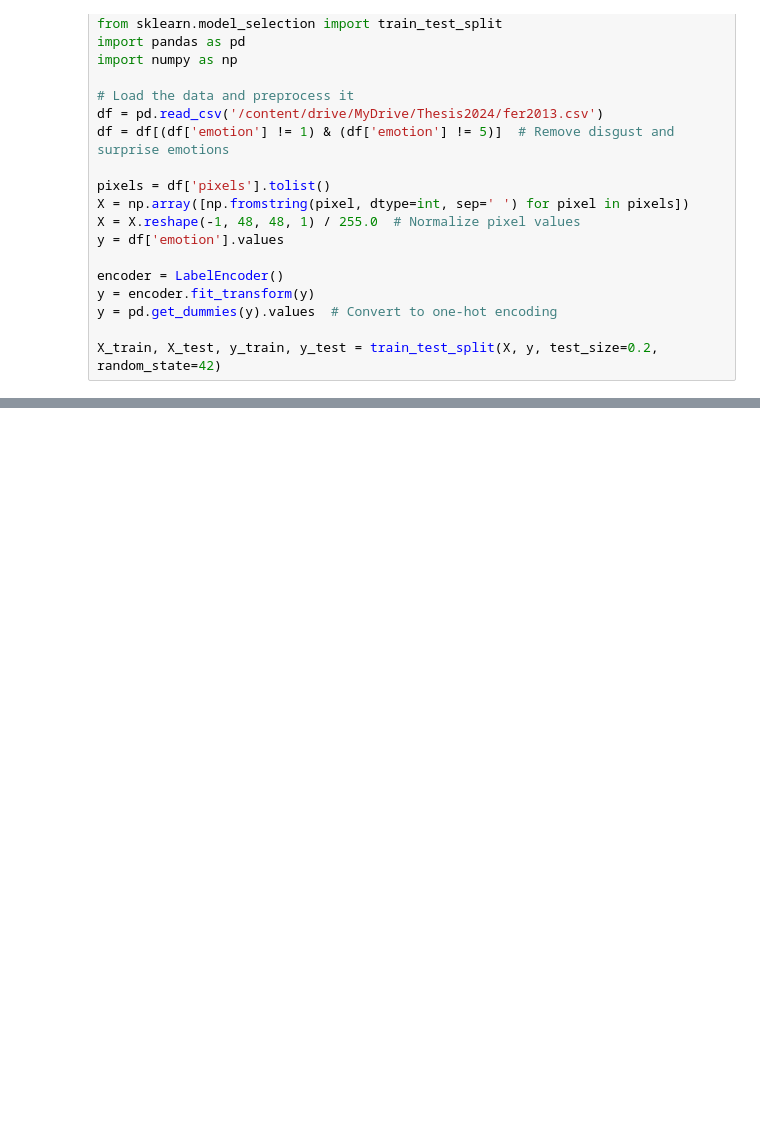
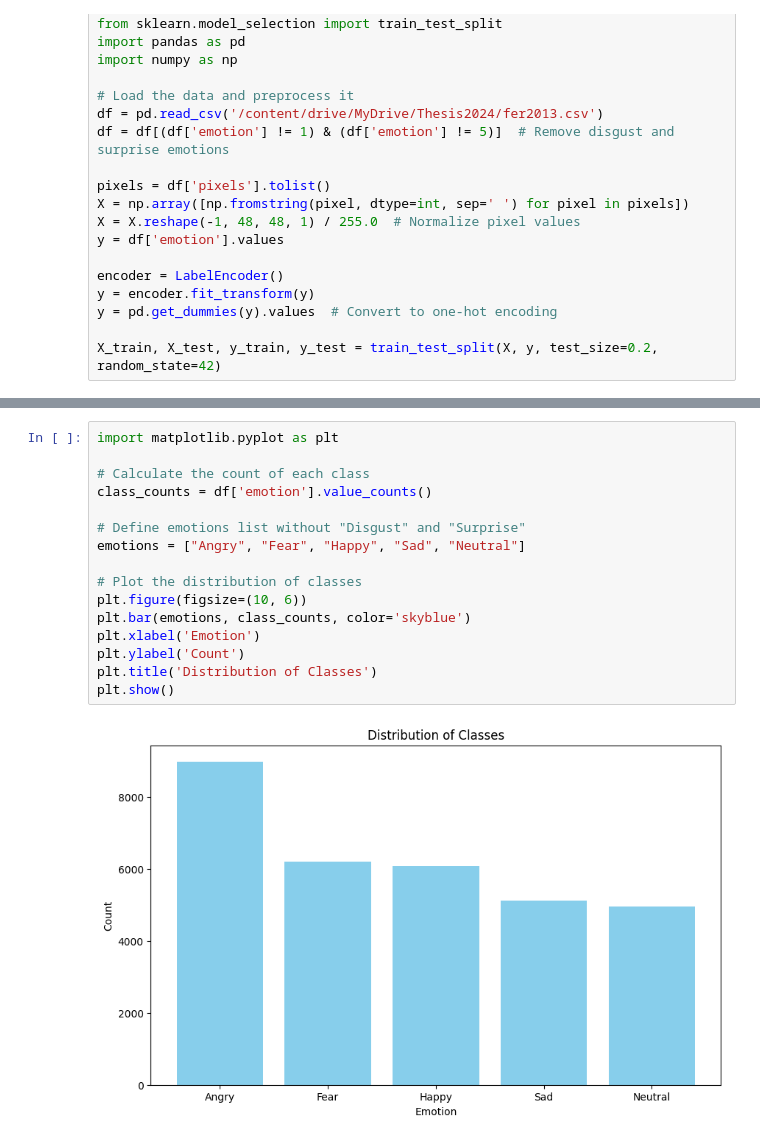
Before and after one commit to 11330344/Thesis-Project, a Jupyter notebook: Training.ipynb, the cells around one changed output, grey strips where cells are left out. Saved outputs shown, nothing was run; the diff lists cells and outputs as text; blank space fills up the shorter version.

```diff
--- a/Training.ipynb
+++ b/Training.ipynb
@@ -75,0 +219,18 @@ Accuracy on test set: 59.92%
+# %%
+import matplotlib.pyplot as plt
+
+# Calculate the count of each class
+class_counts = df['emotion'].value_counts()
+
+# Define emotions list without "Disgust" and "Surprise"
+emotions = ["Angry", "Fear", "Happy", "Sad", "Neutral"]
+
+# Plot the distribution of classes
+plt.figure(figsize=(10, 6))
+plt.bar(emotions, class_counts, color='skyblue')
+plt.xlabel('Emotion')
+plt.ylabel('Count')
+plt.title('Distribution of Classes')
+plt.show()
+# %% [output]
+[figure, added]
```
Also changed, not shown: parts of 12 cells of this notebook.
